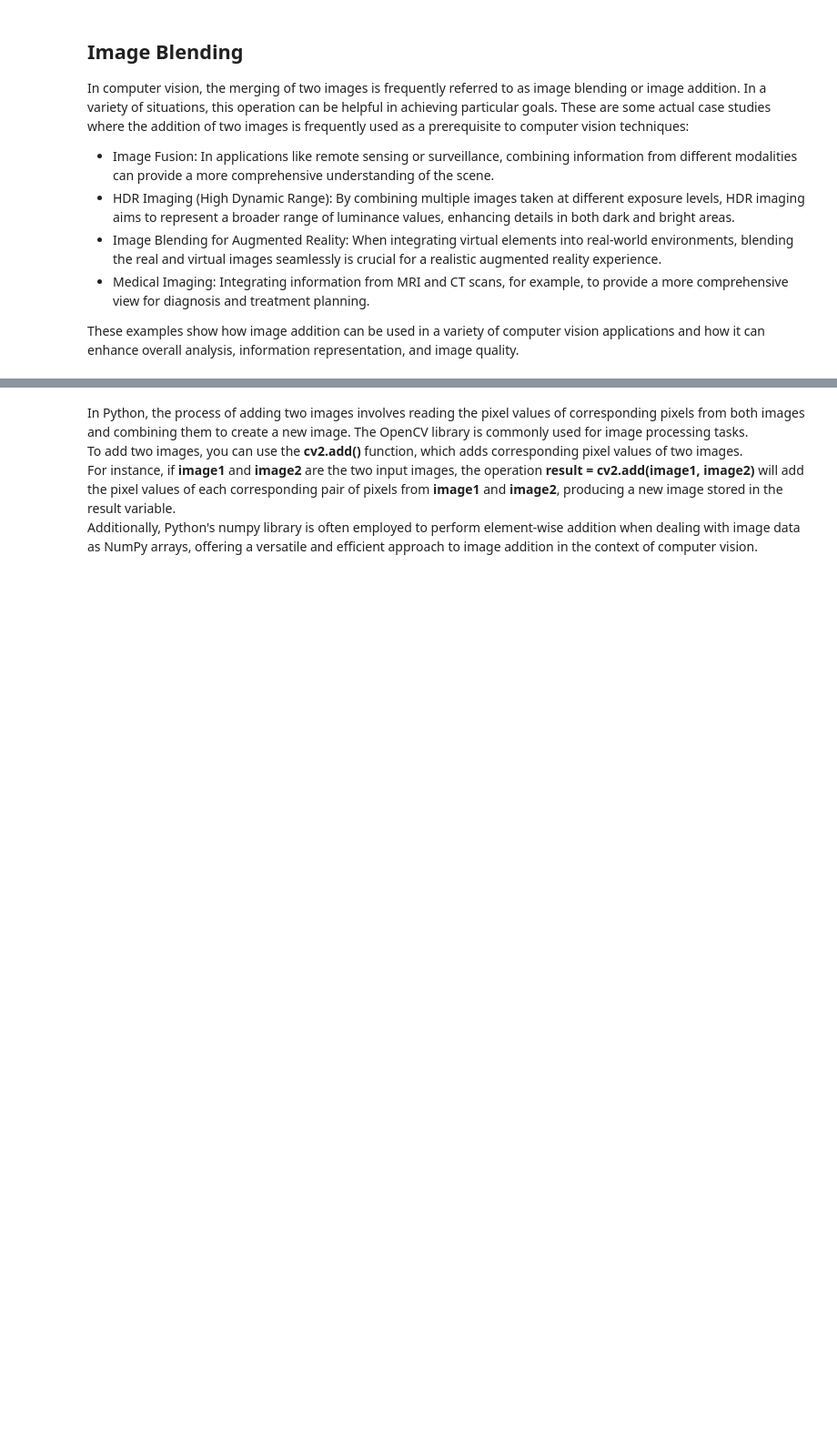
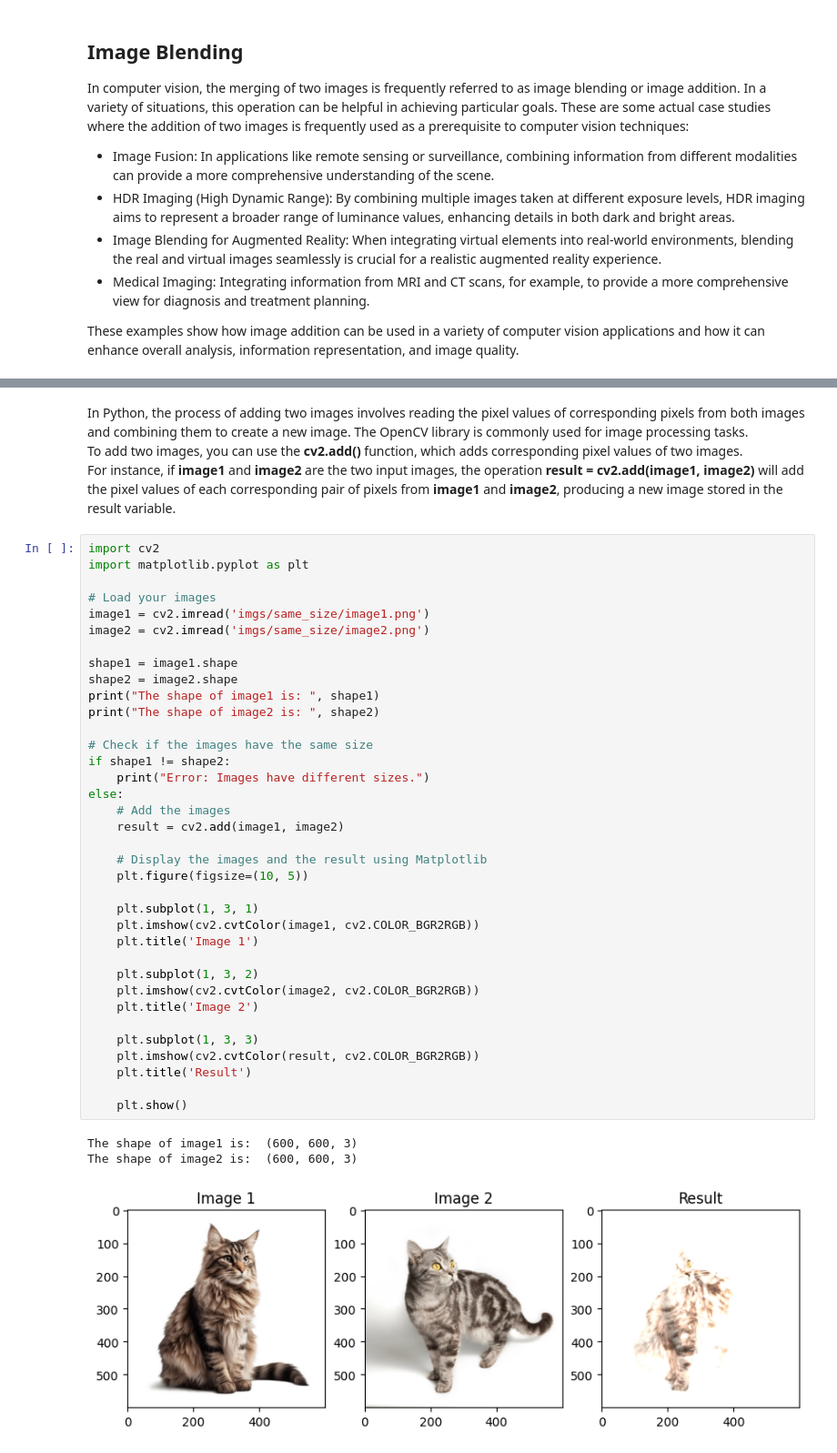
Before and after one commit to e-tsoni/adding_two_images, a Jupyter notebook: adding_two_images.ipynb, the cells around one changed output, grey strips where cells are left out. Shown at 91% size. Cells and saved outputs as stored; diff of their text form; blank space fills up the shorter version.

Commit message:
image cropping

```diff
--- a/adding_two_images.ipynb
+++ b/adding_two_images.ipynb
@@ -21,2 +23,42 @@ For example, let's say that we have picture A and picture B, size 2x2 pixels eac
 # %% [markdown]
-In Python, the process of adding two images involves reading the pixel values of corresponding pixels from both images and combining them to create a new image. The OpenCV library is commonly used for image processing tasks.<br>To add two images, you can use the **cv2.add()** function, which adds corresponding pixel values of two images.<br>For instance, if **image1** and **image2** are the two input images, the operation **result = cv2.add(image1, image2)** will add the pixel values of each corresponding pair of pixels from **image1** and **image2**, producing a new image stored in the result variable.<br>Additionally, Python's numpy library is often employed to perform element-wise addition when dealing with image data as NumPy arrays, offering a versatile and efficient approach to image addition in the context of computer vision.
+In Python, the process of adding two images involves reading the pixel values of corresponding pixels from both images and combining them to create a new image. The OpenCV library is commonly used for image processing tasks.<br>To add two images, you can use the **cv2.add()** function, which adds corresponding pixel values of two images.<br>For instance, if **image1** and **image2** are the two input images, the operation **result = cv2.add(image1, image2)** will add the pixel values of each corresponding pair of pixels from **image1** and **image2**, producing a new image stored in the result variable.
+# %%
+import cv2
+import matplotlib.pyplot as plt
+
+# Load your images
+image1 = cv2.imread('imgs/same_size/image1.png')
+image2 = cv2.imread('imgs/same_size/image2.png')
+
+shape1 = image1.shape
+shape2 = image2.shape
+print("The shape of image1 is: ", shape1)
+print("The shape of image2 is: ", shape2)
+
+# Check if the images have the same size
+if shape1 != shape2:
+    print("Error: Images have different sizes.")
+else:
+    # Add the images
+    result = cv2.add(image1, image2)
+
+    # Display the images and the result using Matplotlib
+    plt.figure(figsize=(10, 5))
+
+    plt.subplot(1, 3, 1)
+    plt.imshow(cv2.cvtColor(image1, cv2.COLOR_BGR2RGB))
+    plt.title('Image 1')
+
+    plt.subplot(1, 3, 2)
+    plt.imshow(cv2.cvtColor(image2, cv2.COLOR_BGR2RGB))
+    plt.title('Image 2')
+
+    plt.subplot(1, 3, 3)
+    plt.imshow(cv2.cvtColor(result, cv2.COLOR_BGR2RGB))
+    plt.title('Result')
+
+    plt.show()
+# %% [output]
+The shape of image1 is:  (600, 600, 3)
+The shape of image2 is:  (600, 600, 3)
+[figure, added]
```
Also changed, not shown: parts of 10 cells of this notebook.
